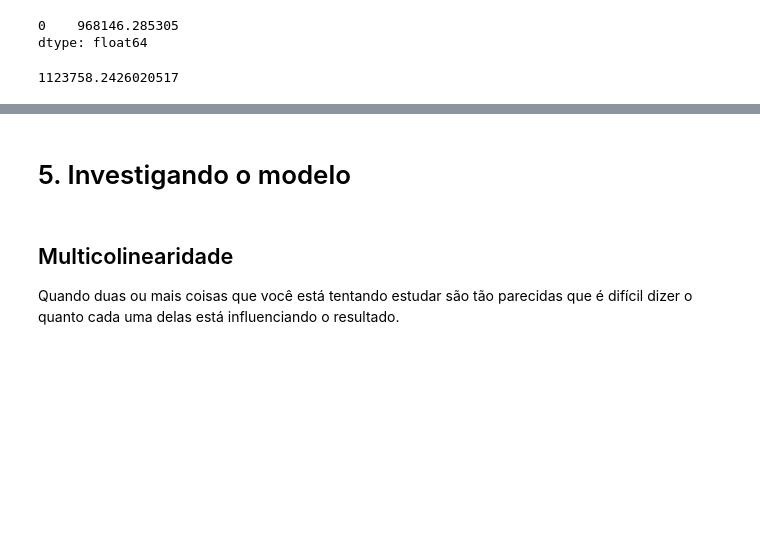
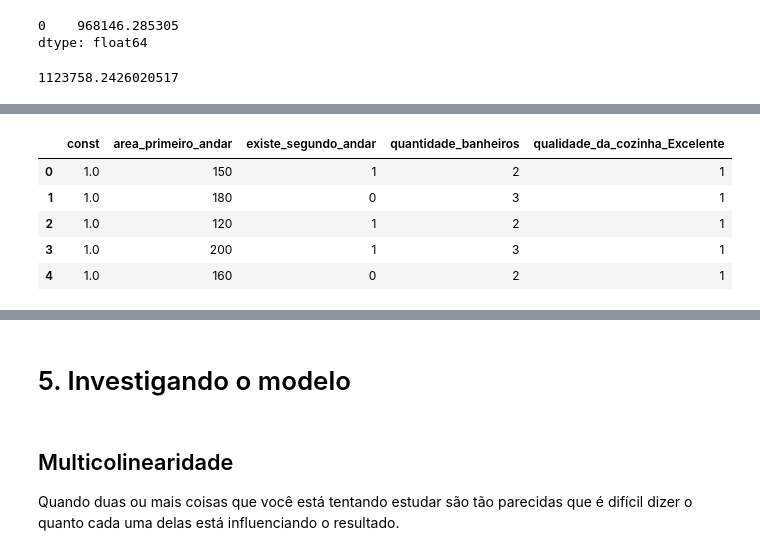
Before and after one commit to juliogazoli/alura-data-science-python-testando-relacoes-com-regressao-linear, a Jupyter notebook: [Aula_1]_Preços_de_Imóveis_Utilizando_Regressão_Linear.ipynb, the cells around one changed output, grey strips where cells are left out. Drawn from its saved outputs; the diff is of its cells as text; code cells hidden in the pictures; blank space fills up the shorter version.

Commit message:
Precificando várias casas

```diff
--- a/[Aula_1]_Preços_de_Imóveis_Utilizando_Regressão_Linear.ipynb
+++ b/[Aula_1]_Preços_de_Imóveis_Utilizando_Regressão_Linear.ipynb
@@ -548,3 +548,13 @@ print(modelo_3.predict(novo_imovel)[0])
 <img src="https://i.imgur.com/i0skFlB.jpeg" width="600"/>
 # %%
 # Lendo várias casas?
+novas_casas = pd.read_csv('Novas_casas.csv', sep=';')
+# %%
+novas_casas.head()
+# %% [output]
+|  | const | area_primeiro_andar | existe_segundo_andar | quantidade_banheiros | qualidade_da_cozinha_Excelente |
+| 0 | 1.0 | 150 | 1 | 2 | 1 |
+| 1 | 1.0 | 180 | 0 | 3 | 1 |
+| 2 | 1.0 | 120 | 1 | 2 | 1 |
+| 3 | 1.0 | 200 | 1 | 3 | 1 |
+| 4 | 1.0 | 160 | 0 | 2 | 1 |
```
Also changed, not shown: parts of 3 cells of this notebook, 1 other file.
